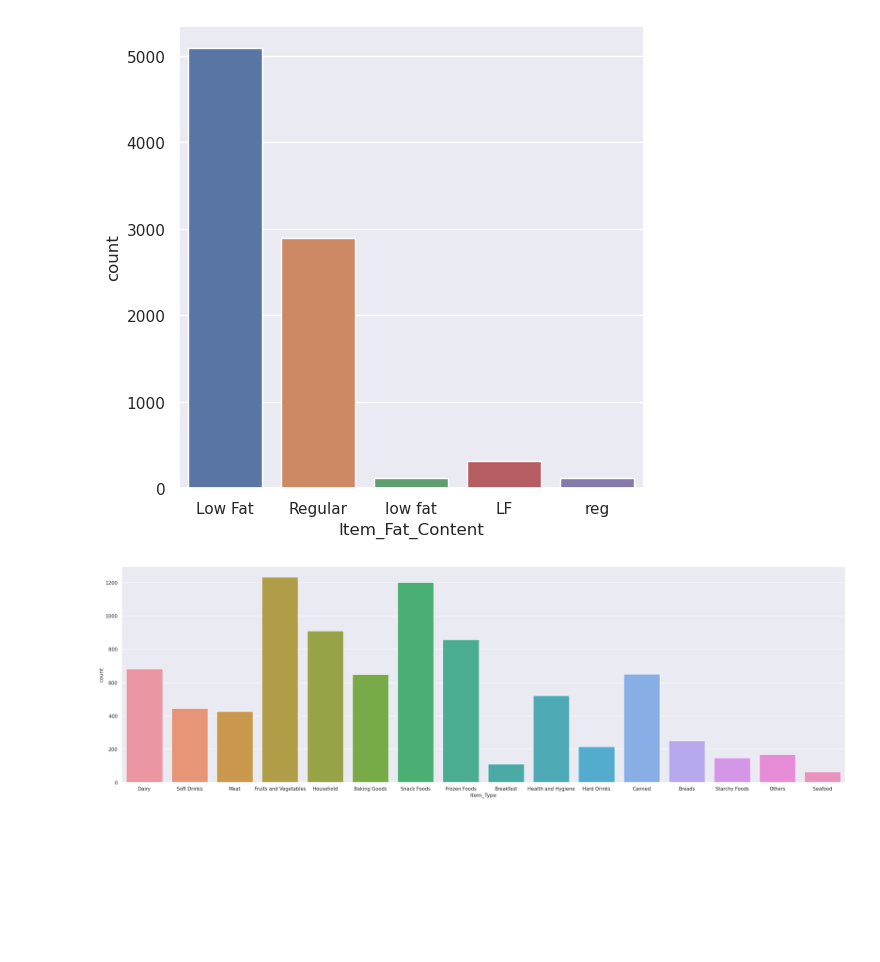
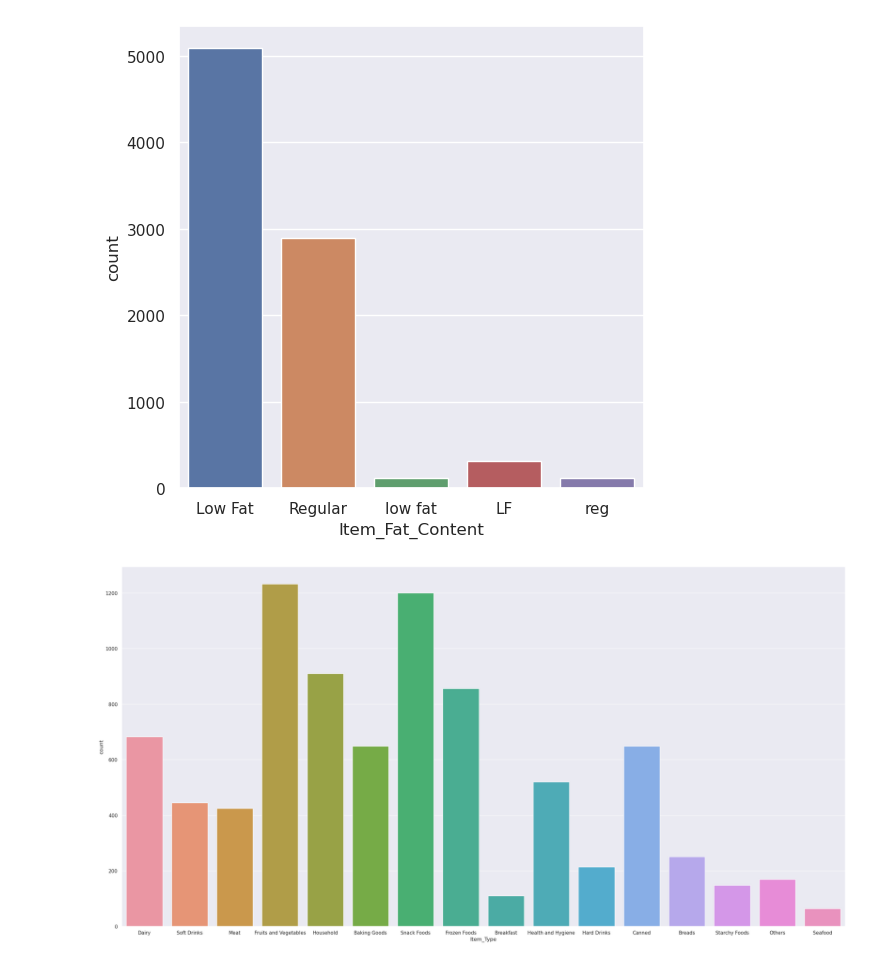
Before and after one commit to Nargesmohammadi/Machine-Learining-Projects, a Jupyter notebook: Big Market Sals Prediction/Big Market Sales Prediction.ipynb, the cells around one changed output. Cells and saved outputs as stored; diff of their text form; code cells hidden in the pictures; blank space fills up the shorter version.

```diff
--- a/Big Market Sals Prediction/Big Market Sales Prediction.ipynb
+++ b/Big Market Sals Prediction/Big Market Sales Prediction.ipynb
@@ -130,7 +130,7 @@ print(missing_values)
 8522    False
 Name: Outlet_Size, Length: 8523, dtype: bool
 # %%
-big_market_data.loc[missing_values, 'Outlet_Size'] = big_market_data.loc[missing_values,'Outlet_Size'].apply(lambda x: mode_of_outlet_size)
+big_market_data.loc[missing_values, 'Outlet_Size'] = big_market_data.loc[missing_values,'Outlet_Type'].apply(lambda x: mode_of_outlet_size[x].values[0])
 big_market_data.isnull().sum()
 # %% [output]
 Item_Identifier              0
@@ -206,8 +206,8 @@ plt.show()
 # %% [output]
 [figure]
 # %%
-plt.figure(figsize=(30,))
+plt.figure(figsize=(30,15))
 sns.countplot(x='Item_Type', data=big_market_data)
 plt.show()
 # %% [output]
-[figure, old version]
+[figure, new version]
```
Also changed, not shown: parts of 10 cells of this notebook.
